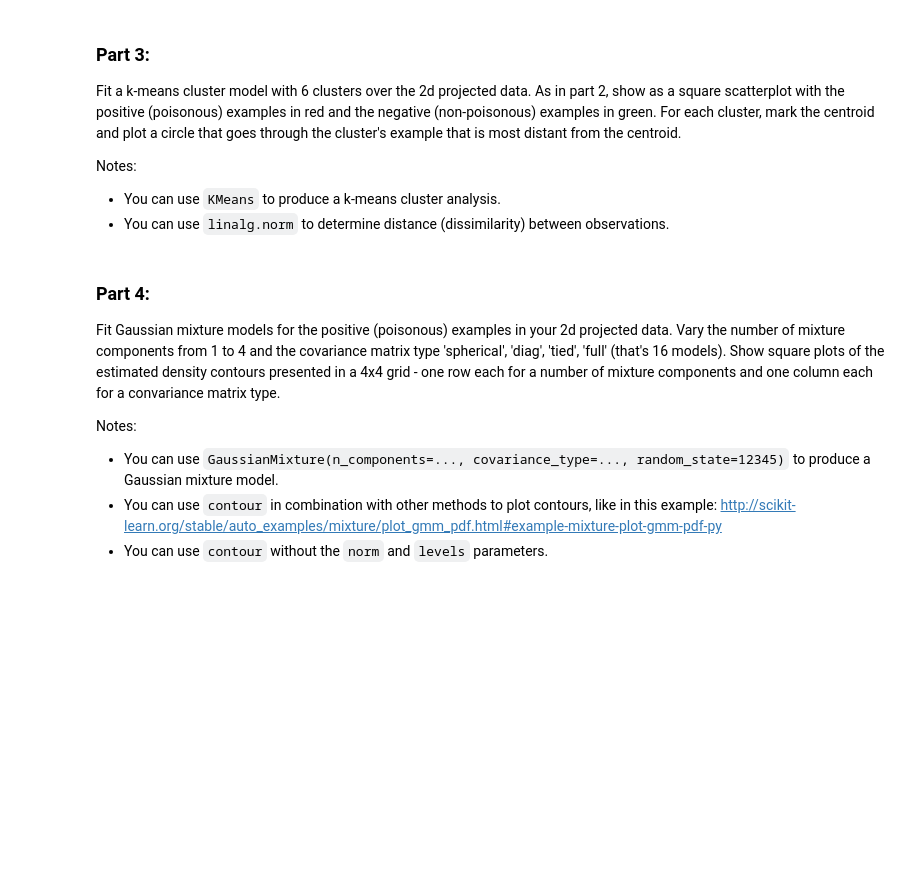
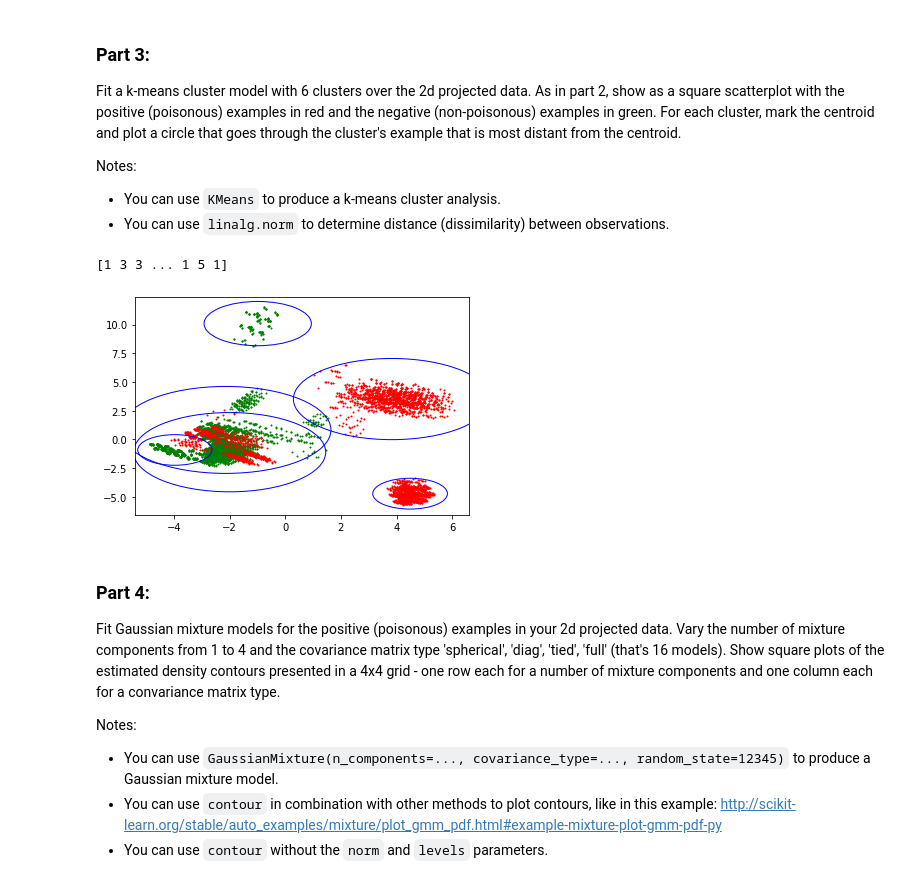
Before and after one commit to rldonaway/w207_proj3, a Jupyter notebook: robert_donaway_p3.ipynb, the cells around one changed output. Drawn from its saved outputs; the diff is of its cells as text; code cells hidden in the pictures; blank space fills up the shorter version.

```diff
--- a/robert_donaway_p3.ipynb
+++ b/robert_donaway_p3.ipynb
@@ -139,3 +144,35 @@ Notes:
+# %%
+def P3():
+    pca = PCA(n_components=2)
+    xformed = pca.fit_transform(train)
+    non_pois = xformed[train_labels==0,:]
+    poison = xformed[train_labels==1,:]
+
+    kmeans = KMeans(n_clusters=6).fit(xformed)
+    centroids = kmeans.cluster_centers_
+    clusters = kmeans.labels_
+    print(clusters)
+
+    ax = plt.gca()
+    ax.scatter(non_pois[:,0], non_pois[:,1], color='green', s=1)
+    ax.scatter(poison[:,0], poison[:,1], color='red', s=1)
+
+    max_dist = np.zeros(6)
+    for xy, cluster in zip(xformed, clusters):
+        d = norm(centroids[cluster] - xy, ord=2)
+        if d > max_dist[cluster]:
+            max_dist[cluster] = d
+
+    for i in range(6):
+        ax.add_artist(plt.Circle(centroids[i], max_dist[i], color='blue', fill=False))
+
+    plt.show()
+
+
+P3()
+# %% [output]
+[1 3 3 ... 1 5 1]
+[figure, added]
 # %% [markdown]
 ### Part 4:
 
```
Also changed, not shown: parts of 5 cells of this notebook.
